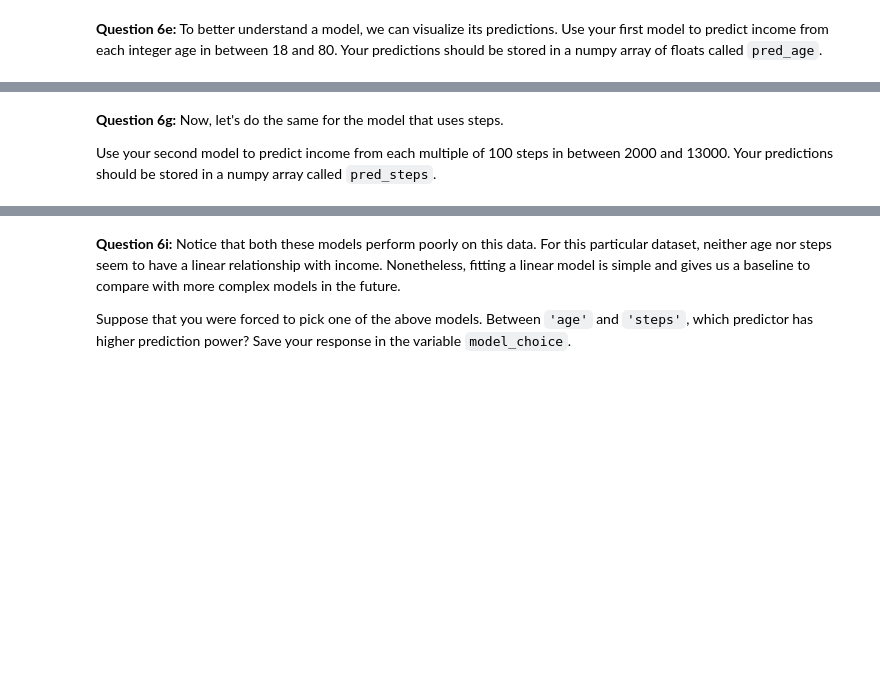
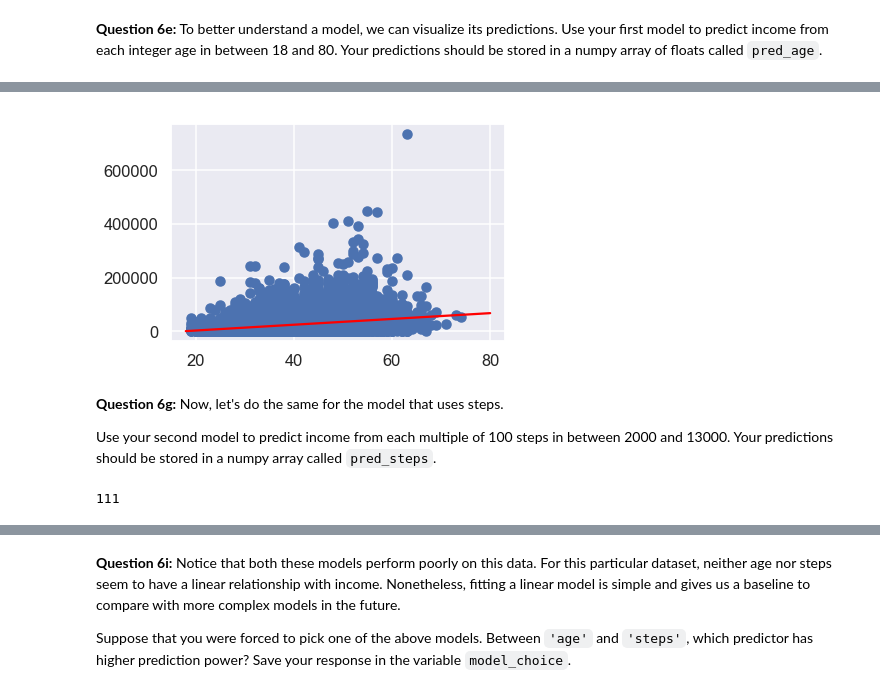
Before and after one commit to escalonajonah/Assignments, a Jupyter notebook: A2/A2_DataExploration.ipynb, the cells around one changed output, grey strips where cells are left out. Saved outputs shown, nothing was run; the diff lists cells and outputs as text; code cells hidden in the pictures; blank space fills up the shorter version.

```diff
--- a/A2/A2_DataExploration.ipynb
+++ b/A2/A2_DataExploration.ipynb
@@ -434,3 +449,5 @@ raise NotImplementedError()
+# %%
+a1, b1 = np.polyfit(df['age'], df['income'], 1)
 # %%
 # Tests for 6a
 
@@ -482,3 +495,10 @@ raise NotImplementedError()
+# %%
+pred_age = np.array([])
+pred_index = np.array([])
+for x in range(18,81):
+    oper = a1 * x + b1
+    pred_age = np.append(pred_age, oper)
+    pred_index = np.append(pred_index, x)
 # %%
 assert isinstance(pred_age, np.ndarray)
 assert len(pred_age) == 63
@@ -497,3 +512,10 @@ f5 = plt.gcf()
+# %%
+plt.scatter(df['age'], df['income'])
+plt.plot(pred_index, pred_age, color = "red")
+
+f5 = plt.gcf()
+# %% [output]
+[figure, added]
 # %%
 assert f5.gca().has_data()
 # %% [markdown]
@@ -506,3 +525,13 @@ raise NotImplementedError()
+# %%
+pred_steps = np.array([])
+steps_index = np.array([])
+
+for y in range(2000, 13100, 100):
+    operA = a2 * y + b2
+    pred_steps = np.append(pred_steps, operA)
+    steps_index = np.append(steps_index, y)
+# %% [output]
+111
 # %%
 assert isinstance(pred_steps, np.ndarray)
 assert len(pred_steps) == 111
```
Also changed, not shown: parts of 21 cells of this notebook.
